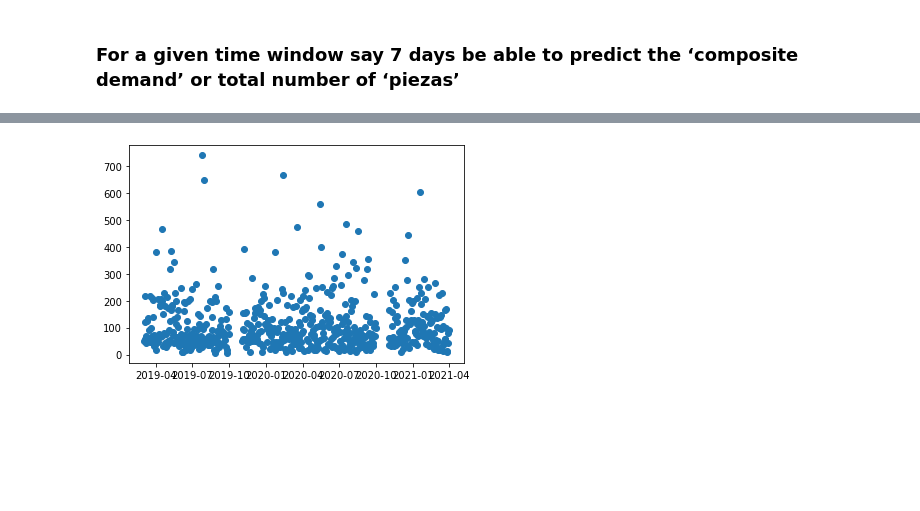
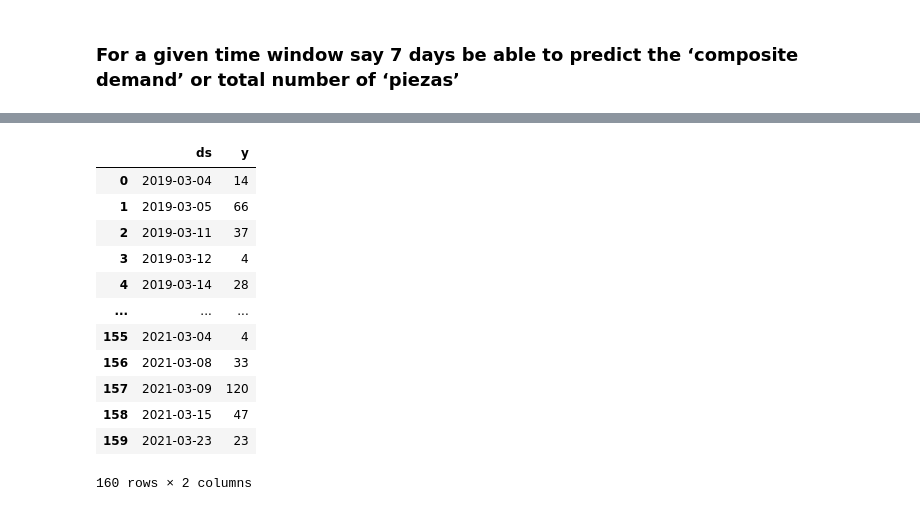
Before and after one commit to EdisonAltamirano/AI_storePrediction, a Jupyter notebook: opportunity1.ipynb, the cells around one changed output, grey strips where cells are left out. Cells and saved outputs as stored; diff of their text form; code cells hidden in the pictures; blank space fills up the shorter version.

```diff
--- a/opportunity1.ipynb
+++ b/opportunity1.ipynb
@@ -91,5 +84,16 @@ array(['2019-03-03T00:00:00.000000000', '2019-03-04T00:00:00.000000000',
-# %%
-plt.scatter(x, y)
-plt.show()
-# %% [output]
-[figure, removed]
+# %%
+o_values[0]
+# %% [output]
+|  | ds | y |
+| 0 | 2019-03-04 | 14 |
+| 1 | 2019-03-05 | 66 |
+| 2 | 2019-03-11 | 37 |
+| 3 | 2019-03-12 | 4 |
+| 4 | 2019-03-14 | 28 |
+| ... | ... | ... |
+| 155 | 2021-03-04 | 4 |
+| 156 | 2021-03-08 | 33 |
+| 157 | 2021-03-09 | 120 |
+| 158 | 2021-03-15 | 47 |
+| 159 | 2021-03-23 | 23 |
+160 rows × 2 columns
```
Also changed, not shown: parts of 8 cells of this notebook.
